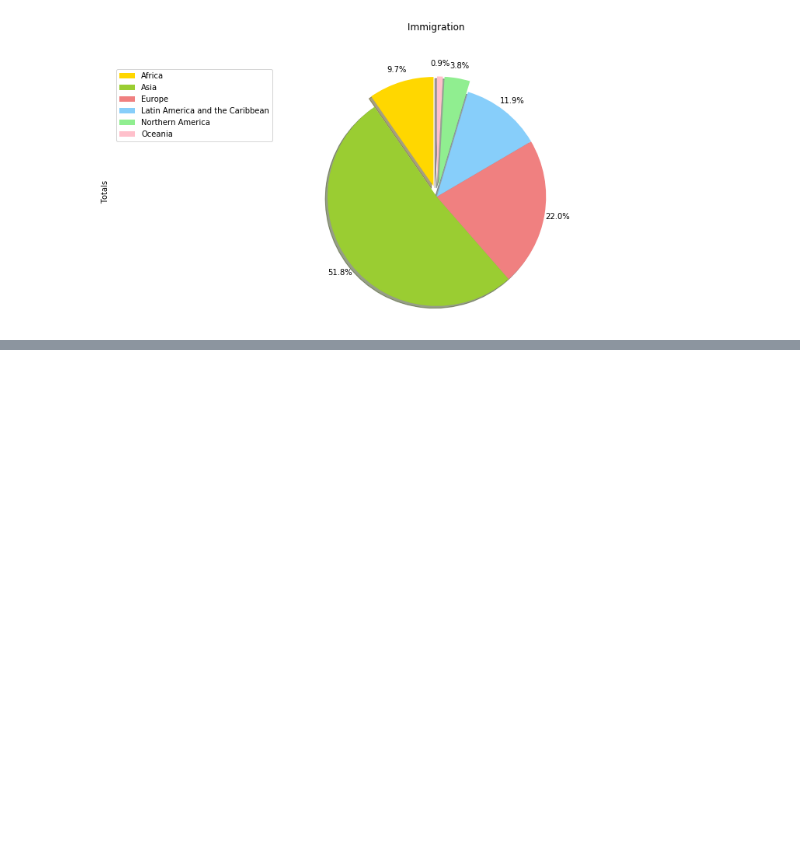
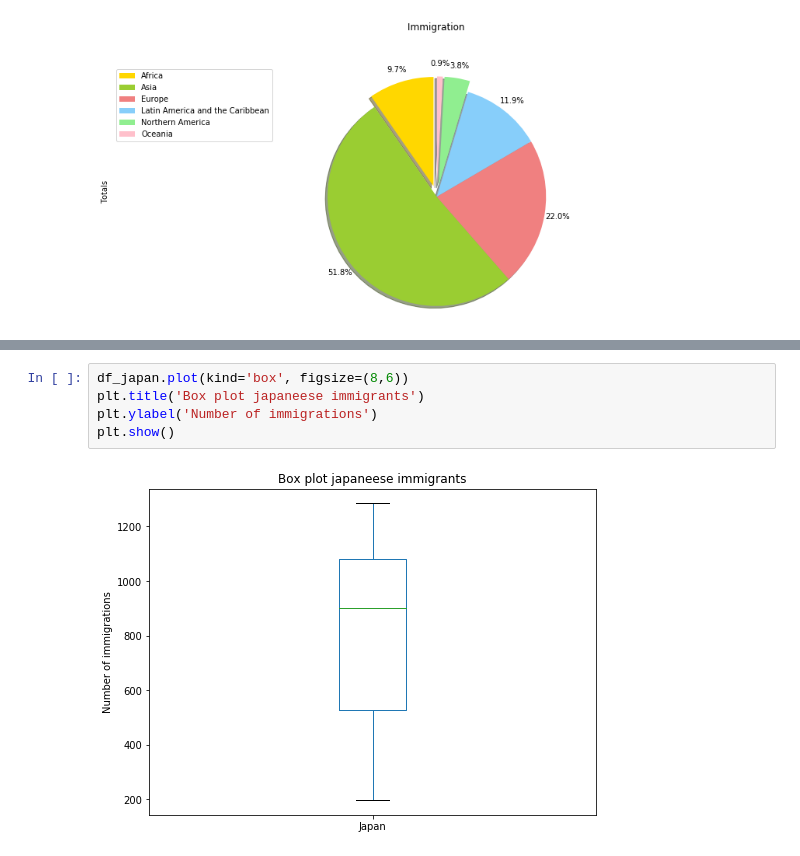
Before and after one commit to HridoyAlam/Data_Science, a Jupyter notebook: pieChart_BoxPlot_ScatterPlots_bubblePlots.ipynb, the cells around one changed output, grey strips where cells are left out. Cells and saved outputs as stored; diff of their text form; blank space fills up the shorter version.

```diff
--- a/pieChart_BoxPlot_ScatterPlots_bubblePlots.ipynb
+++ b/pieChart_BoxPlot_ScatterPlots_bubblePlots.ipynb
@@ -125,0 +139,7 @@ NameError: name 'df_contents' is not defined
+# %%
+df_japan.plot(kind='box', figsize=(8,6))
+plt.title('Box plot japaneese immigrants')
+plt.ylabel('Number of immigrations')
+plt.show()
+# %% [output]
+[figure, added]
```
Also changed, not shown: parts of 9 cells of this notebook.
